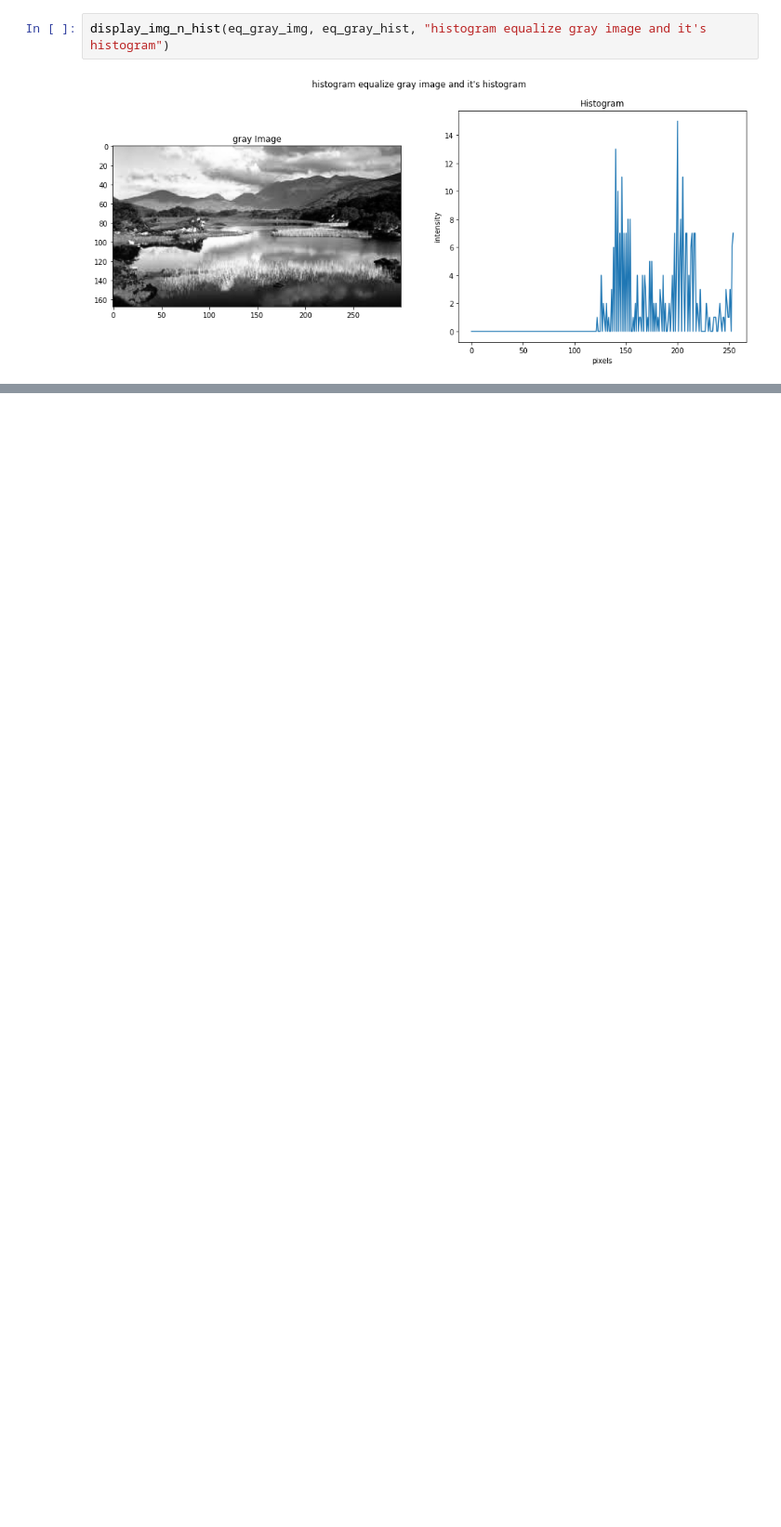
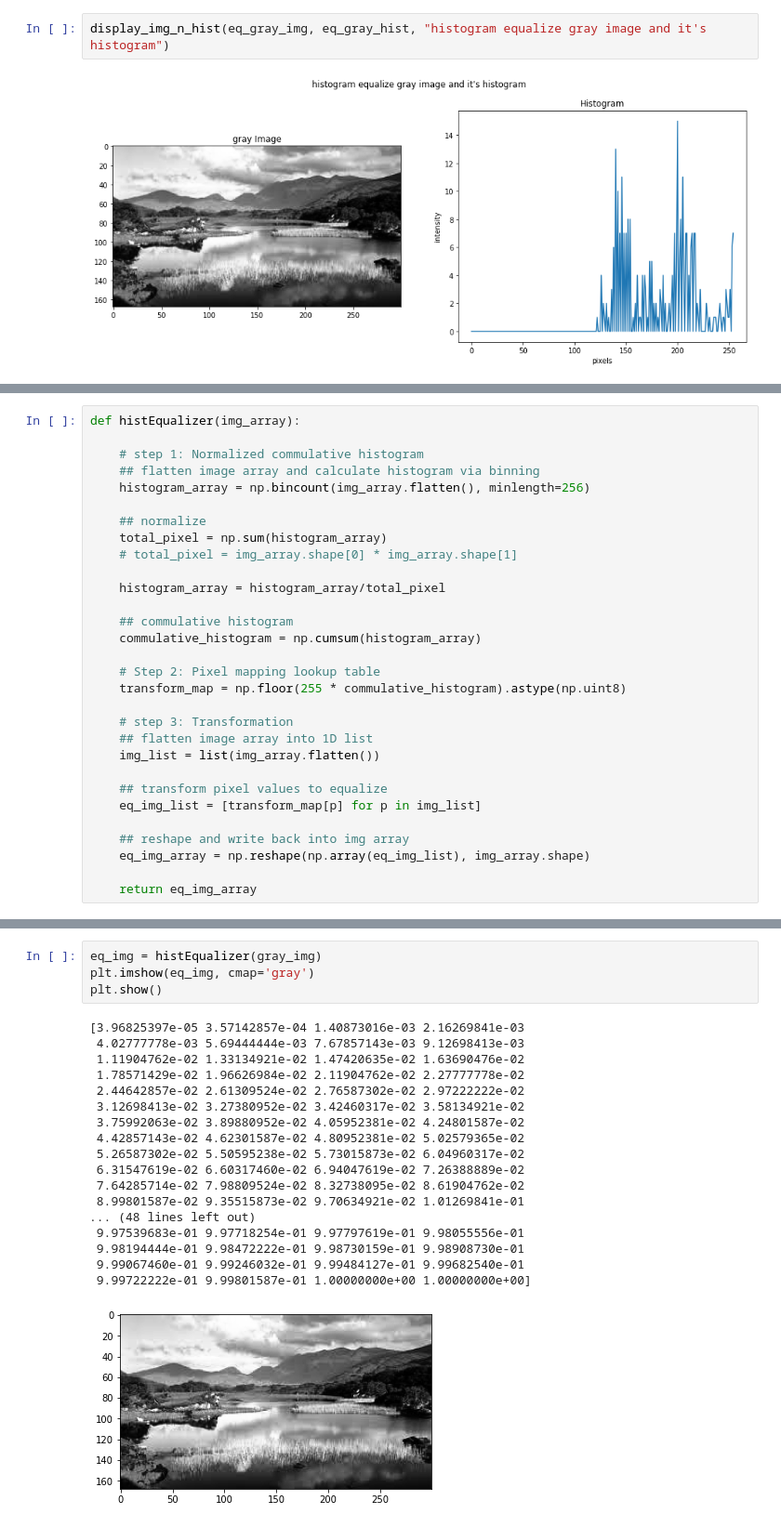
Before and after one commit to mamuncseru/dip-assignments, a Jupyter notebook: assignment10.ipynb, the cells around one changed output, grey strips where cells are left out. Shown at 93% size. Cells and saved outputs as stored; diff of their text form; blank space fills up the shorter version.

```diff
--- a/assignment10.ipynb
+++ b/assignment10.ipynb
@@ -58,0 +87,30 @@ display_img_n_hist(eq_gray_img, eq_gray_hist, "histogram equalize gray image and
+# %%
+def histEqualizer(img_array):
+
+    # step 1: Normalized commulative histogram
+    ## flatten image array and calculate histogram via binning
+    histogram_array = np.bincount(img_array.flatten(), minlength=256)
+
+    ## normalize
+    total_pixel = np.sum(histogram_array)
+    # total_pixel = img_array.shape[0] * img_array.shape[1]
+
+    histogram_array = histogram_array/total_pixel
+
+    ## commulative histogram
+    commulative_histogram = np.cumsum(histogram_array)
+
+    # Step 2: Pixel mapping lookup table
+    transform_map = np.floor(255 * commulative_histogram).astype(np.uint8)
+
+    # step 3: Transformation
+    ## flatten image array into 1D list
+    img_list = list(img_array.flatten())
+
+    ## transform pixel values to equalize
+    eq_img_list = [transform_map[p] for p in img_list]
+
+    ## reshape and write back into img array
+    eq_img_array = np.reshape(np.array(eq_img_list), img_array.shape)
+
+    return eq_img_array
@@ -58,0 +126,23 @@ display_img_n_hist(eq_gray_img, eq_gray_hist, "histogram equalize gray image and
+# %%
+eq_img = histEqualizer(gray_img)
+plt.imshow(eq_img, cmap='gray')
+plt.show()
+# %% [output]
+[3.96825397e-05 3.57142857e-04 1.40873016e-03 2.16269841e-03
+ 4.02777778e-03 5.69444444e-03 7.67857143e-03 9.12698413e-03
+ 1.11904762e-02 1.33134921e-02 1.47420635e-02 1.63690476e-02
+ 1.78571429e-02 1.96626984e-02 2.11904762e-02 2.27777778e-02
+ 2.44642857e-02 2.61309524e-02 2.76587302e-02 2.97222222e-02
+ 3.12698413e-02 3.27380952e-02 3.42460317e-02 3.58134921e-02
+ 3.75992063e-02 3.89880952e-02 4.05952381e-02 4.24801587e-02
+ 4.42857143e-02 4.62301587e-02 4.80952381e-02 5.02579365e-02
+ 5.26587302e-02 5.50595238e-02 5.73015873e-02 6.04960317e-02
+ 6.31547619e-02 6.60317460e-02 6.94047619e-02 7.26388889e-02
+ 7.64285714e-02 7.98809524e-02 8.32738095e-02 8.61904762e-02
+ 8.99801587e-02 9.35515873e-02 9.70634921e-02 1.01269841e-01
+... (48 lines left out)
+ 9.97539683e-01 9.97718254e-01 9.97797619e-01 9.98055556e-01
+ 9.98194444e-01 9.98472222e-01 9.98730159e-01 9.98908730e-01
+ 9.99067460e-01 9.99246032e-01 9.99484127e-01 9.99682540e-01
+ 9.99722222e-01 9.99801587e-01 1.00000000e+00 1.00000000e+00]
+[figure, added]
```
Also changed, not shown: parts of 5 cells of this notebook, 8 other files.
